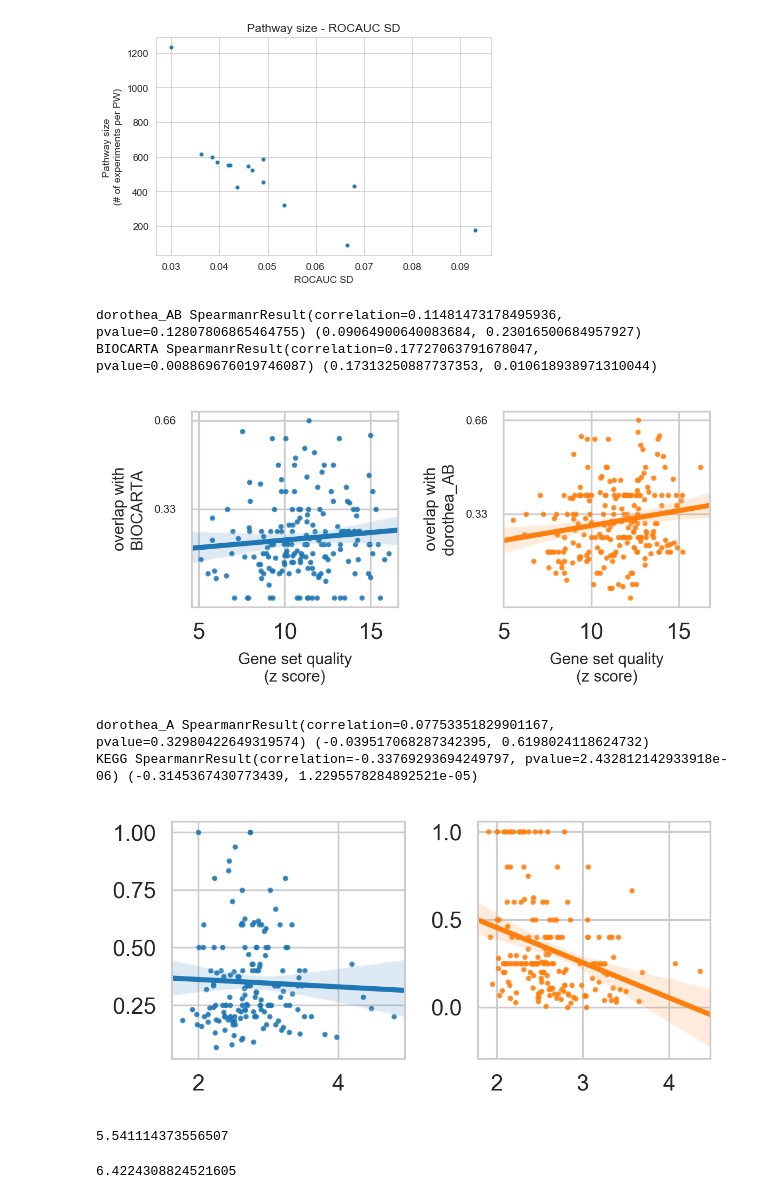
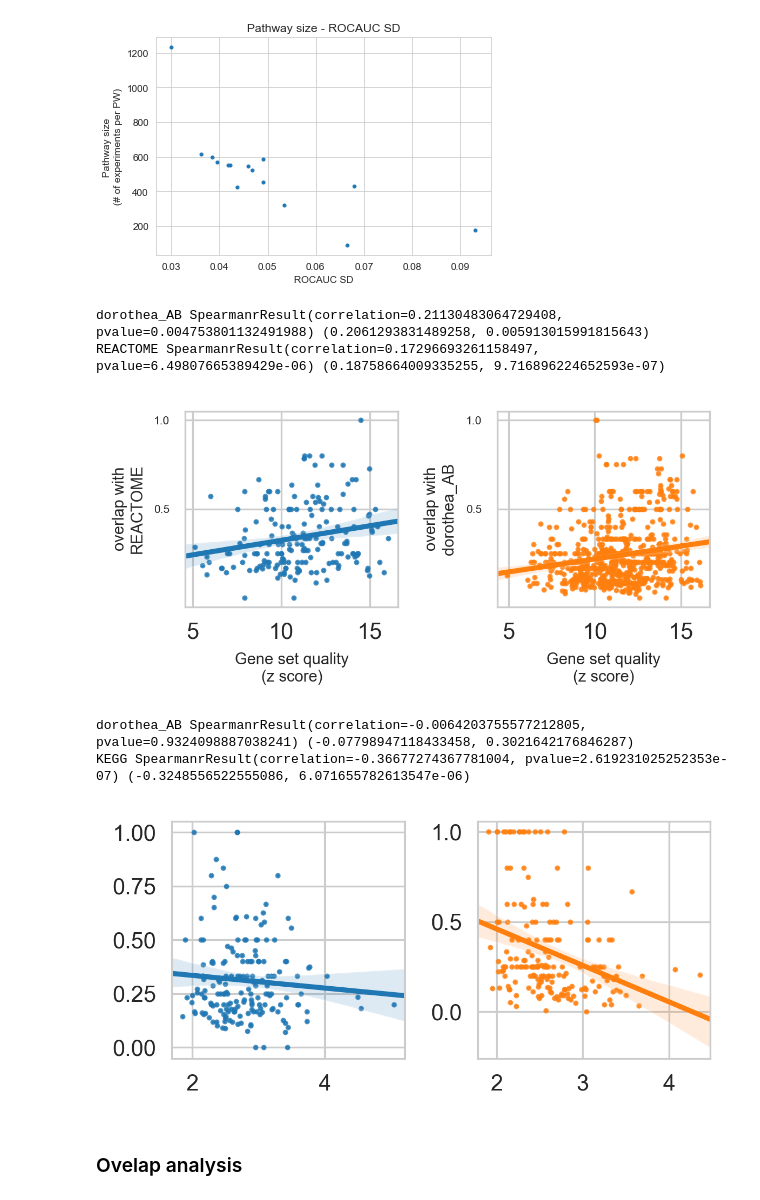
Before and after one commit to bence-szalai/why-pathway-methods-work, a Jupyter notebook: notebooks/quality_similarity_analysis.ipynb, the cells around one changed output. Drawn from its saved outputs; the diff is of its cells as text; code cells hidden in the pictures.

Commit message:
comparing with overlap gene sets

```diff
--- a/notebooks/quality_similarity_analysis.ipynb
+++ b/notebooks/quality_similarity_analysis.ipynb
@@ -152,11 +152,11 @@ def compare_similarity_and_quality(tf,pw,method):
     print(tf,scor(tf_activity,tf_sim),pcor(tf_activity,tf_sim))
     print(pw,scor(pw_activity,pw_sim),pcor(pw_activity,pw_sim))
 # %%
-compare_similarity_and_quality('dorothea_AB','BIOCARTA','overlap')
+compare_similarity_and_quality('dorothea_AB','REACTOME','overlap')
 # %% [output]
-dorothea_AB SpearmanrResult(correlation=0.11481473178495936, pvalue=0.12807806865464755) (0.09064900640083684, 0.23016500684957927)
-BIOCARTA SpearmanrResult(correlation=0.17727063791678047, pvalue=0.008869676019746087) (0.17313250887737353, 0.010618938971310044)
+dorothea_AB SpearmanrResult(correlation=0.21130483064729408, pvalue=0.004753801132491988) (0.2061293831489258, 0.005913015991815643)
+REACTOME SpearmanrResult(correlation=0.17296693261158497, pvalue=6.49807665389429e-06) (0.18758664009335255, 9.716896224652593e-07)
-[figure, old version]
+[figure, new version]
 # %%
 from scipy.stats import spearmanr as scor
 from scipy.stats import pearsonr as pcor
@@ -191,17 +191,10 @@ def compare_similarity_and_quality(tf,pw,method):
     print(tf,scor(tf_activity,tf_sim),pcor(tf_activity,tf_sim))
     print(pw,scor(pw_activity,pw_sim),pcor(pw_activity,pw_sim))
 # %%
-compare_similarity_and_quality('dorothea_A','KEGG','overlap')
+compare_similarity_and_quality('dorothea_AB','KEGG','overlap')
 # %% [output]
-dorothea_A SpearmanrResult(correlation=0.07753351829901167, pvalue=0.32980422649319574) (-0.039517068287342395, 0.6198024118624732)
-KEGG SpearmanrResult(correlation=-0.33769293694249797, pvalue=2.432812142933918e-06) (-0.3145367430773439, 1.2295578284892521e-05)
+dorothea_AB SpearmanrResult(correlation=-0.0064203755577212805, pvalue=0.9324098887038241) (-0.07798947118433458, 0.3021642176846287)
+KEGG SpearmanrResult(correlation=-0.36677274367781004, pvalue=2.619231025252353e-07) (-0.3248556522555086, 6.071655782613547e-06)
-[figure, old version]
+[figure, new version]
-# %%
-temp=pd.read_csv('../results/benchmark/progeny/z_scores/KEGG.csv',sep=',',header=0,index_col=0)
-np.mean(np.max(temp))
-# %% [output]
-5.541114373556507
-# %%
-np.mean(np.max(temp))
-# %% [output]
-6.4224308824521605
+# %% [markdown]
+### Ovelap analysis
```
Also changed, not shown: parts of 21 cells of this notebook, 5 other files.
